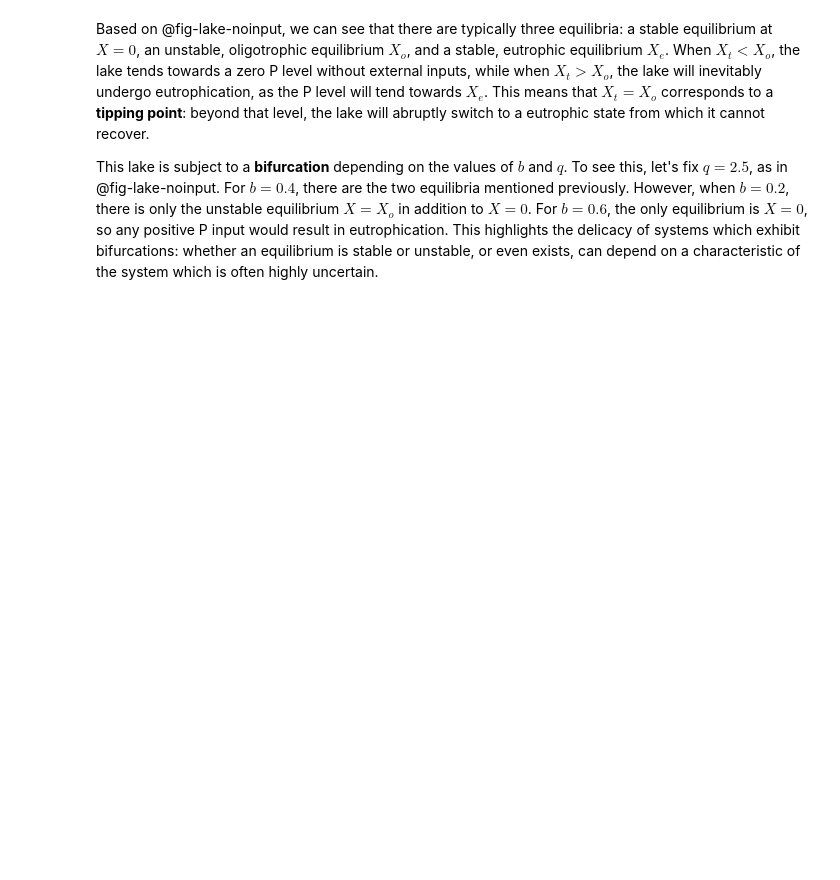
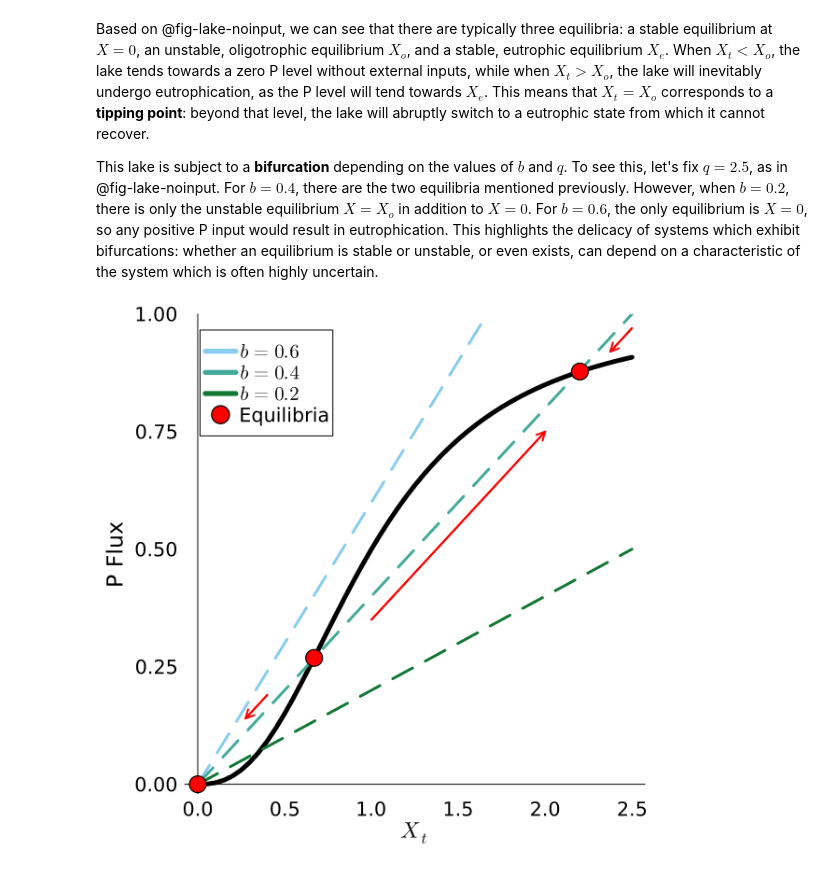
Before and after one commit to vsrikrish/environmental-systems-analysis, a Jupyter notebook: slides/notebooks/shallow-lake.ipynb, the cells around one changed output. Saved outputs shown, nothing was run; the diff lists cells and outputs as text; code cells hidden in the pictures; blank space fills up the shorter version.

```diff
--- a/slides/notebooks/shallow-lake.ipynb
+++ b/slides/notebooks/shallow-lake.ipynb
@@ -105,3 +105,12 @@ plot!(size=(600, 600))
 Based on @fig-lake-noinput, we can see that there are typically three equilibria: a stable equilibrium at $X=0$, an unstable, oligotrophic equilibrium $X_o$, and a stable, eutrophic equilibrium $X_e$. When $X_t < X_o$, the lake tends towards a zero P level without external inputs, while when $X_t > X_o$, the lake will inevitably undergo eutrophication, as the P level will tend towards $X_e$. This means that $X_t=X_o$ corresponds to a **tipping point**: beyond that level, the lake will abruptly switch to a eutrophic state from which it cannot recover.
 
 This lake is subject to a **bifurcation** depending on the values of $b$ and $q$. To see this, let's fix $q=2.5$, as in @fig-lake-noinput. For $b=0.4$, there are the two equilibria mentioned previously. However, when $b=0.2$, there is only the unstable equilibrium $X=X_o$ in addition to $X=0$. For $b=0.6$, the only equilibrium is $X=0$, so any positive P input would result in eutrophication. This highlights the delicacy of systems which exhibit bifurcations: whether an equilibrium is stable or unstable, or even exists, can depend on a characteristic of the system which is often highly uncertain.
+# %%
+#| label: fig-lake-noinput-eq
+#| fig-cap: "Lake eutrophication dynamics based on the shallow lake modelwithout additional inputs. The black line is the P recycling level (for $q=2.5), which adds P back into the lake, and the dashed lines correspond to differerent rates of P outflow (based on the linear parameter $b$). The lake P level is in equilibrium when the recycling rate equals the outflows. When the outflow is greater than the recycling flux, the lake's P level decreases, and when the recycling flux is greater than the outflow, the P level naturally increases. The red lines show the direction of this net flux."
+#| fig-width: 100%
+
+eq = [0, 0.67, 2.2]
+scatter!(p1, eq, (y -> lake_P_cycling(y, 2.5)).(eq), label="Equilibria", markersize=10, markercolor=:red)
+# %% [output]
+[figure, added]
```
Also changed, not shown: parts of 3 cells of this notebook, 20 other files.
